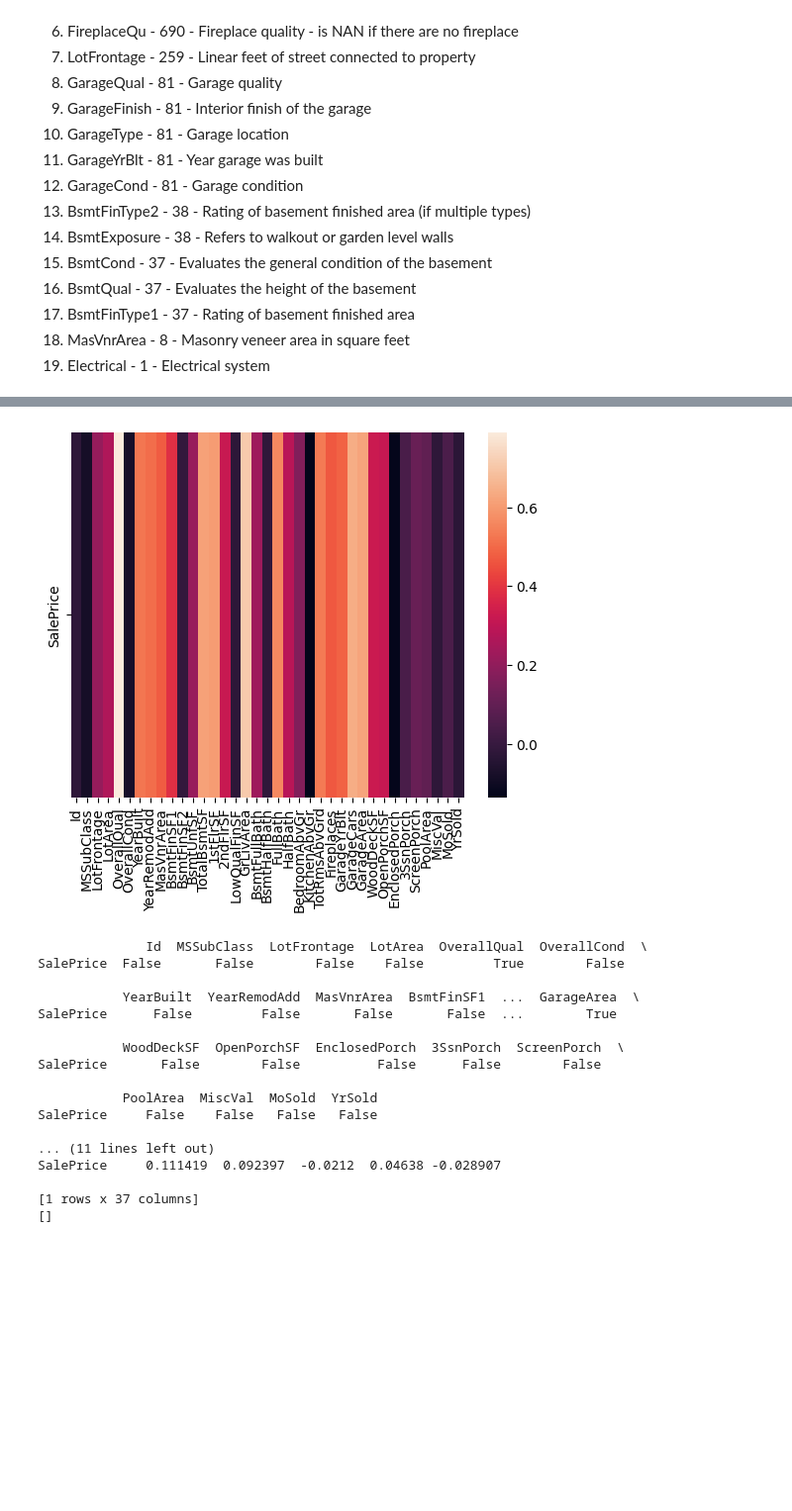
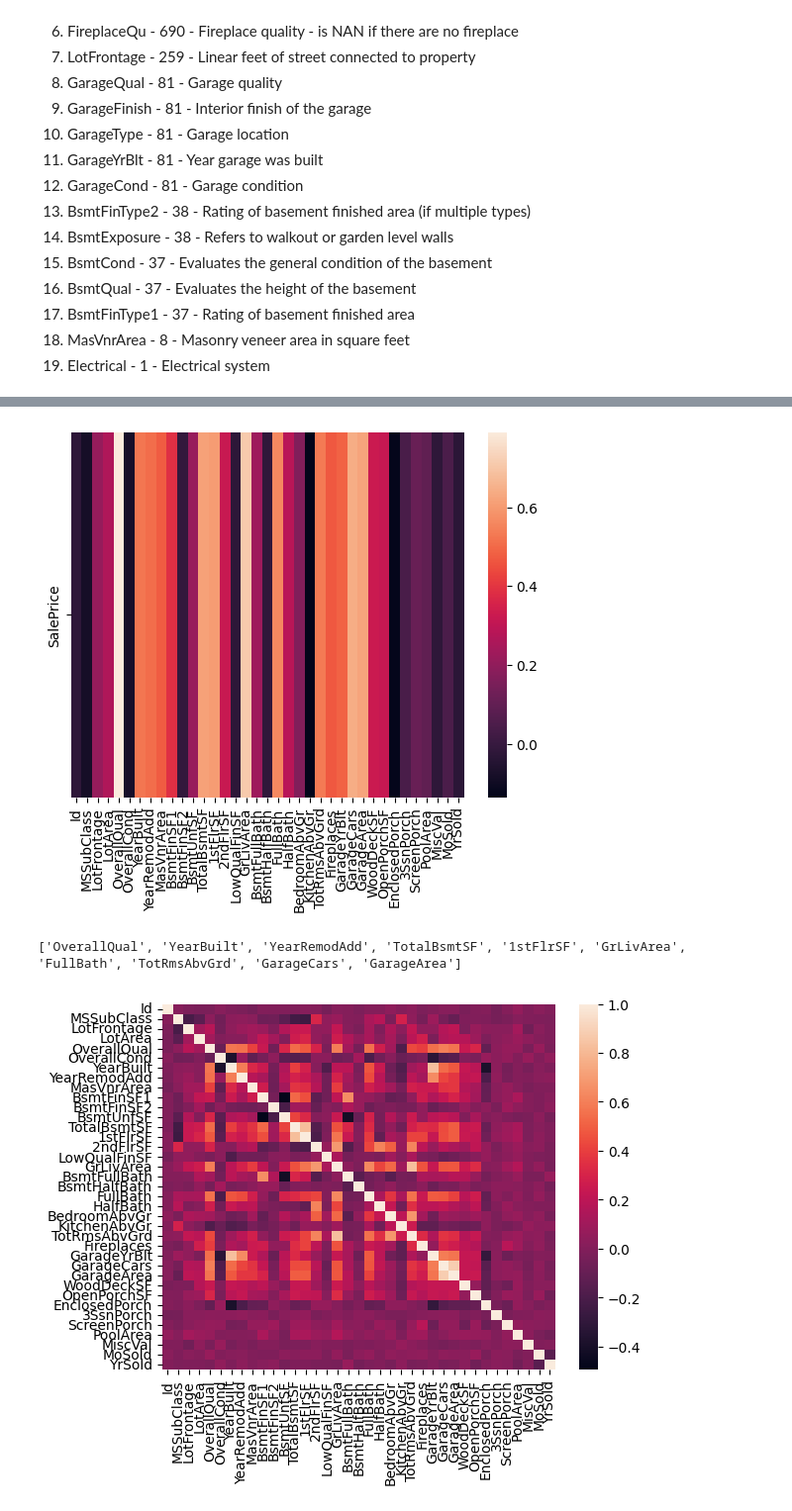
Before and after one commit to anzak-hub/house_prices_prediction, a Jupyter notebook: data_manipulation/data_cleaning.ipynb, the cells around one changed output, grey strips where cells are left out. Shown at 99% size. Cells and saved outputs as stored; diff of their text form; code cells hidden in the pictures; blank space fills up the shorter version.

Commit message:
Data_cleaning modified, data_manipulation added

```diff
--- a/data_manipulation/data_cleaning.ipynb
+++ b/data_manipulation/data_cleaning.ipynb
@@ -558,7 +381,12 @@ None
 # %%
+
+# Draw a correlation between numerical features and SalePrice
 fig, ax = plt.subplots()
 
-df_correlarion_with_price = df_train_cleaned.select_dtypes(include=np.number).corr().tail(1).drop("SalePrice", axis=1)
+df_correlarion_with_price = df_train_cleaned.select_dtypes(include=np.number)\
+                                            .corr()\
+                                            .tail(1)\
+                                            .drop("SalePrice", axis=1)
 sns.heatmap(data=df_correlarion_with_price,
             ax=ax,
             xticklabels=True,
@@ -568,38 +396,29 @@ plt.show()
 # High correlation is only positive
 
 # Find column names, which has correlation greater than .6
-correlation_min = 0.6
-print(df_correlarion_with_price >= correlation_min)
-clms_high_correlation = df_correlarion_with_price\
-    .drop(df_correlarion_with_price >= correlation_min, axis=1)\
-    .columns.tolist()
+correlation_min = 0.5
+clms_high_correlation = df_correlarion_with_price[df_correlarion_with_price >= correlation_min]\
+                            .dropna(how='all', axis=1)\
+                            .columns.tolist()
 
-print(df_correlarion_with_price)
 print(clms_high_correlation)
 # The following columns have a strong linear impact on the sal price:
-# 'MSSubClass', 'LotFrontage', 'LotArea', 'OverallQual', 'OverallCond',
-# 'YearBuilt', 'YearRemodAdd', 'MasVnrArea', 'BsmtFinSF1', 'BsmtFinSF2',
-# 'BsmtUnfSF', 'TotalBsmtSF', '1stFlrSF', '2ndFlrSF', 'LowQualFinSF',
-# 'GrLivArea', 'BsmtFullBath', 'BsmtHalfBath', 'FullBath', 'HalfBath',
-# 'BedroomAbvGr', 'KitchenAbvGr', 'TotRmsAbvGrd', 'Fireplaces', 'GarageYrBlt',
-# 'GarageCars', 'GarageArea', 'WoodDeckSF', 'OpenPorchSF', 'EnclosedPorch',
-# '3SsnPorch', 'ScreenPorch', 'PoolArea', 'MiscVal', 'MoSold', 'YrSold'
+#'OverallQual', 'TotalBsmtSF', '1stFlrSF', 'GrLivArea', 'GarageCars', 'GarageArea'
 # %% [output]
 [figure]
-              Id  MSSubClass  LotFrontage  LotArea  OverallQual  OverallCond  \
-SalePrice  False       False        False    False         True        False
-
-           YearBuilt  YearRemodAdd  MasVnrArea  BsmtFinSF1  ...  GarageArea  \
-SalePrice      False         False       False       False  ...        True
-
-           WoodDeckSF  OpenPorchSF  EnclosedPorch  3SsnPorch  ScreenPorch  \
-SalePrice       False        False          False      False        False
-
-           PoolArea  MiscVal  MoSold  YrSold
-SalePrice     False    False   False   False
-
-... (11 lines left out)
-SalePrice     0.111419  0.092397  -0.0212  0.04638 -0.028907
-
-[1 rows x 37 columns]
-[]
+['OverallQual', 'YearBuilt', 'YearRemodAdd', 'TotalBsmtSF', '1stFlrSF', 'GrLivArea', 'FullBath', 'TotRmsAbvGrd', 'GarageCars', 'GarageArea']
+# %%
+# Check features wihch correlate to each other to reduce features (only numeric features)
+
+df_correlarion_without_price = df_train_cleaned.select_dtypes(include=np.number)\
+                                            .drop("SalePrice", axis=1)\
+                                            .corr()
+
+fig, ax = plt.subplots()
+sns.heatmap(data=df_correlarion_without_price,
+            ax=ax,
+            xticklabels=True,
+            yticklabels=True)
+plt.show()
+# %% [output]
+[figure, added]
```
Also changed, not shown: parts of 49 cells of this notebook, 6 other files.
